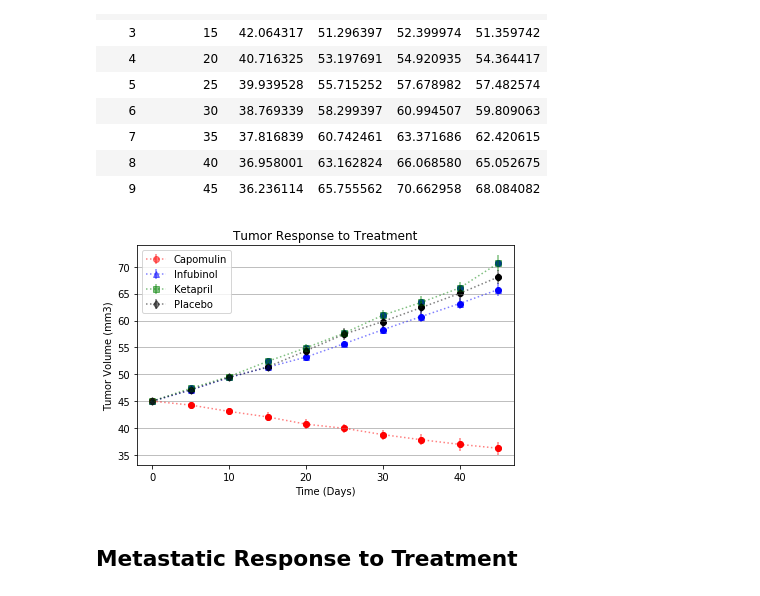
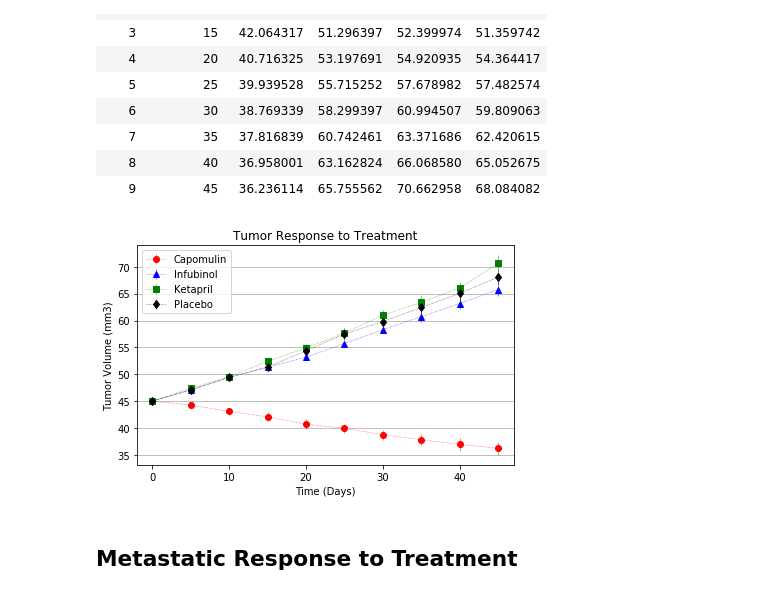
Before and after one commit to nadireag/matplotlib-challenge, a Jupyter notebook: Pymaceuticals/pymaceuticals.ipynb, the cells around one changed output. Cells and saved outputs as stored; diff of their text form; code cells hidden in the pictures.

```diff
--- a/Pymaceuticals/pymaceuticals.ipynb
+++ b/Pymaceuticals/pymaceuticals.ipynb
@@ -124,37 +124,33 @@ drug_info
 # %%
 # Generate the Plot (with Error Bars)
 
-# Create scatter plot for Capomulin values
-capomulin = plt.scatter(drug_info["Timepoint"], drug_info["Capomulin"], color="red")
-plt.errorbar(drug_info["Timepoint"],drug_info["Capomulin"], yerr=errors1, color="red", alpha=0.5, fmt="o", linestyle=":", label="Capomulin")
+# Create a scatter plot for Capomulin values
+plt.errorbar(drug_info["Timepoint"],drug_info["Capomulin"], yerr=errors1, color="red", fmt="o", linestyle=":", label="Capomulin", lw=0.5)
 
 # Create a scatter plot for Infubinol values
-infubinol = plt.scatter(drug_info["Timepoint"], drug_info["Infubinol"], color="blue")
-plt.errorbar(drug_info["Timepoint"],drug_info["Infubinol"], yerr=errors2, color="blue", alpha=0.5, fmt="^", linestyle=":", label="Infubinol")
+plt.errorbar(drug_info["Timepoint"],drug_info["Infubinol"], yerr=errors2, color="blue", fmt="^", linestyle=":", label="Infubinol", lw=0.5)
 
 # Create a scatter plot for Ketapril values
-ketapril = plt.scatter(drug_info["Timepoint"], drug_info["Ketapril"], color = "blue")
-plt.errorbar(drug_info["Timepoint"],drug_info["Ketapril"], yerr=errors3, color ="green", alpha=0.5, fmt="s", linestyle=":", label="Ketapril")
+plt.errorbar(drug_info["Timepoint"],drug_info["Ketapril"], yerr=errors3, color ="green", fmt="s", linestyle=":", label="Ketapril", lw=0.5)
 
 # Create a scatter plot for Placebo values
-placebo = plt.scatter(drug_info["Timepoint"], drug_info["Placebo"], color="black")
-plt.errorbar(drug_info["Timepoint"],drug_info["Placebo"], yerr=errors4, color="black", alpha=0.5, fmt="d", linestyle=":", label="Placebo")
+plt.errorbar(drug_info["Timepoint"],drug_info["Placebo"], yerr=errors4, color="black", fmt="d", linestyle=":", label="Placebo", lw=0.5)
 
 
 # Add labels and limits to the plot
 plt.grid(axis="y")
 plt.xlim(-2, max(drug_info["Timepoint"]) + 2)
 plt.xlabel("Time (Days)")
 plt.ylabel("Tumor Volume (mm3)")
 plt.title("Tumor Response to Treatment")
 plt.legend(loc="best", fancybox=True)
 
 # Save the Figure
 plt.tight_layout()
 plt.savefig("../Images/treatment.png")
 plt.show()
 # %% [output]
-[figure, old version]
+[figure, new version]
 # %% [markdown]
 ## Metastatic Response to Treatment
 # %%
```
Also changed, not shown: parts of 3 cells of this notebook, 3 other files.
